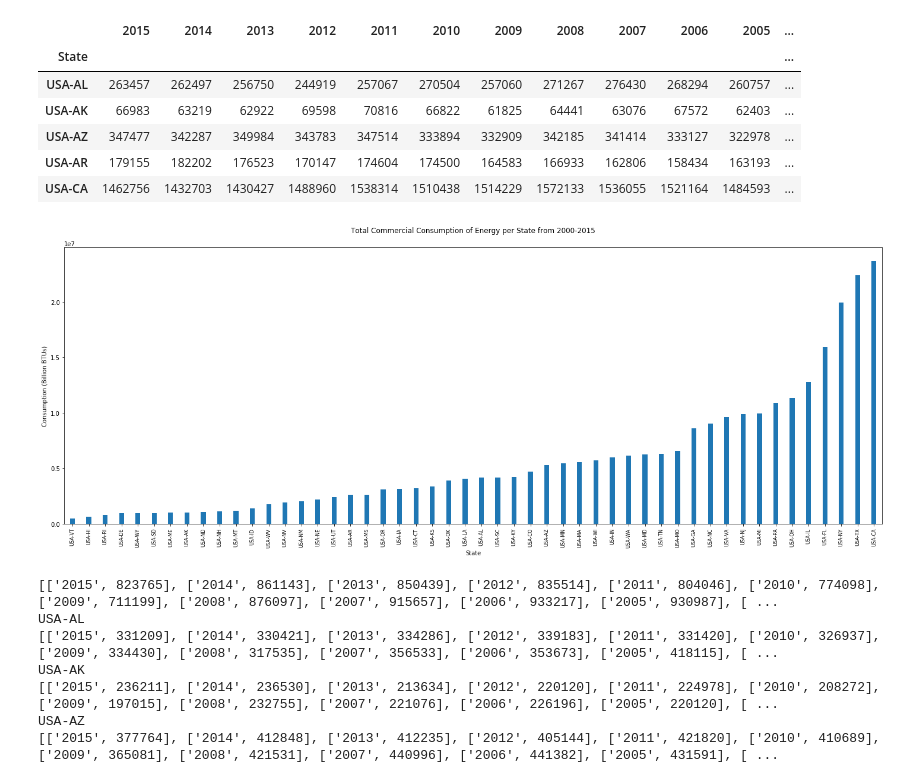
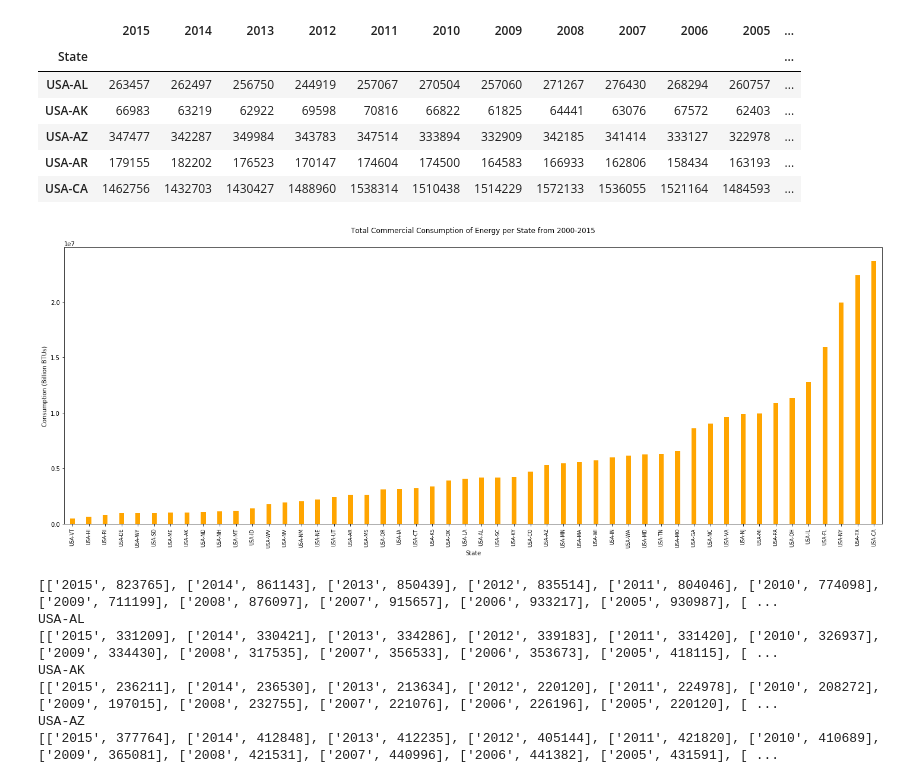
Before and after one commit to MabelDS89/Project-1, a Jupyter notebook: Combined_ResComInd_Analysis.ipynb, the cells around one changed output. Drawn from its saved outputs; the diff is of its cells as text; code cells hidden in the pictures.

Commit message:
Color coded Res Com Ind charts

```diff
--- a/Combined_ResComInd_Analysis.ipynb
+++ b/Combined_ResComInd_Analysis.ipynb
@@ -326,25 +326,25 @@ com_consumption_df.to_csv("Resources/Commercial_Energy_Consumption.csv")
 # %%
 com_df = com_consumption_df.sort_values('SubTotal')
 totals = com_df["SubTotal"]
 states = com_df.index.values
 ttl = "Total Commercial Consumption of Energy per State from 2000-2015"
 x = states
 y = totals.values
 x_position = [0,1,2,3,4,5,6,7,8,9,10,11,12,13,14,15,16,17,18,19,20,21,22,23,24,25,26,27,28,29,30,31,32,33,34,35,36,37,38,39,40,
               41,42,43,44,45,46,47,48,49,50]
 plt.figure(figsize=(20,8))
-plt.bar(x, y, width=0.3, align="center")
+plt.bar(x, y, width=0.3, align="center", color='orange')
 plt.title(ttl, pad=25)
 plt.xlabel("State")
 plt.ylabel("Consumption (Billion BTUs)")
 plt.xticks(x, rotation='vertical')
 plt.tick_params(axis='x', labelsize=8)
 plt.xlim(-0.5, (len(x) - 0.5))
 plt.tight_layout()
 plt.savefig('Figures/Commercial_Consumption_State.png')
 plt.show()
 # %% [output]
-[figure, old version]
+[figure, new version]
 # %%
 #Industrial Total Energy Consumed excluding DC and USA
 ind_series_stateids =["SEDS.TEICB.AL.A", "SEDS.TEICB.AK.A", "SEDS.TEICB.AZ.A", "SEDS.TEICB.AR.A", "SEDS.TEICB.CA.A",
```
Also changed, not shown: parts of 2 cells of this notebook.
